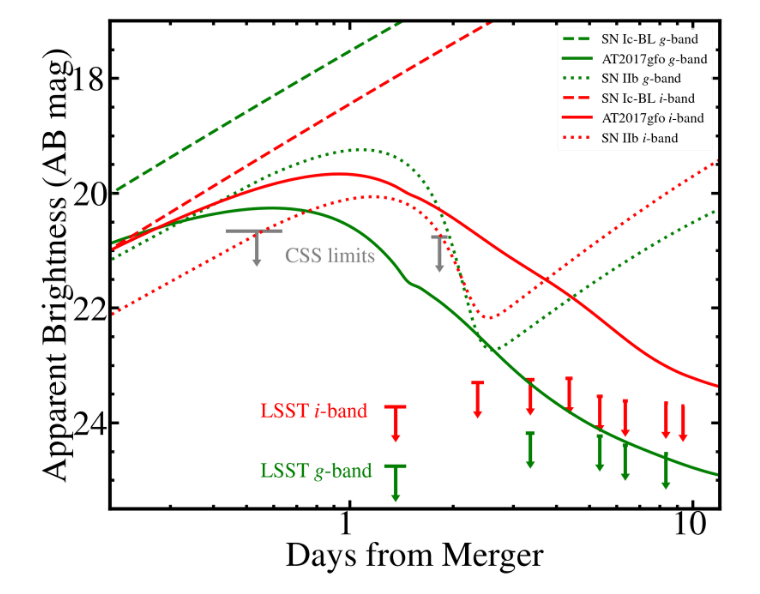
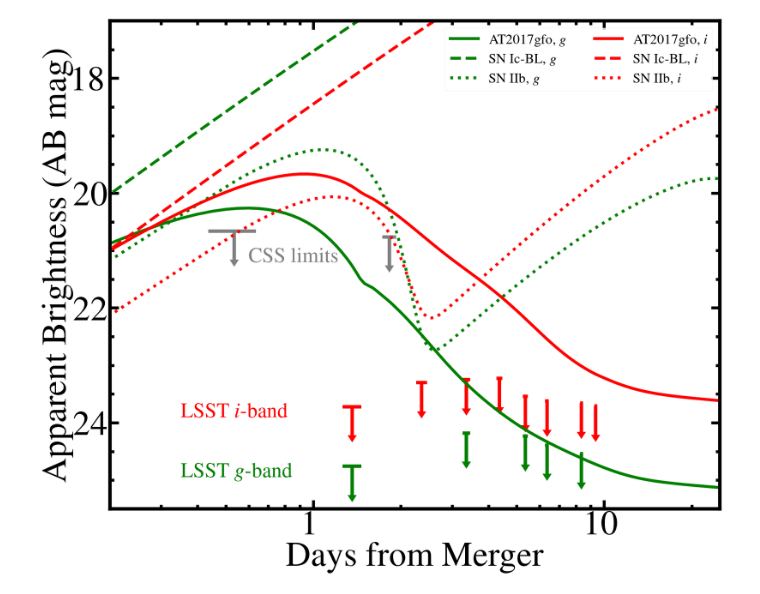
Before and after one commit to astro-trove/s251112cm_lightcurves, a Jupyter notebook: S251112cm_lightcurve.ipynb, the cells around one changed output. Saved outputs shown, nothing was run; the diff lists cells and outputs as text; code cells hidden in the pictures.

```diff
--- a/S251112cm_lightcurve.ipynb
+++ b/S251112cm_lightcurve.ipynb
@@ -0,0 +36,3 @@
+# %%
+EVENT_NAME = "S251112cm"
+MAX_TIME = 25.0
@@ -173,9 +178,7 @@ lalsimulation is not installed. Some EOS based models will not work. Please use
 # %%
-event_name='S251112cm'
-
-pointing_file=f'data/limits/{event_name}_pointings.txt'
-get_treasuremap_data(pointing_file, event_name)
-event_data = get_event_data(event_name)
+pointing_file=f'data/limits/{EVENT_NAME}_pointings.txt'
+get_treasuremap_data(pointing_file, EVENT_NAME)
+event_data = get_event_data(EVENT_NAME)
 # %%
 # Set up periodogram plot parameters
 rc('font',**{'family':'serif','serif':['Times'],'size':6.0*figsize})
@@ -184,18 +187,17 @@ fig, ax = setup_plot(size=[1.8, 1.5])
 
 # Reference time and distance modulus of event from Update avro packet
 ref_date = Time(event_data['event']['time'])
-ref_dist = get_event_distance(event_data)
+ref_dist, ref_dist_sigma = get_event_distance(event_data)
 ref_dm = 5*np.log10(ref_dist)+25.0
 
 setup_ticks(ax)
 setup_axis_titles(ax,'Days from Merger','Apparent Brightness (AB mag)')
 
-max_time = 12.0
 
 table = Table.read(pointing_file, format='ascii')
 
 ax.set_ylim([25.5, 17])
-ax.set_xlim([0.2, max_time])
+ax.set_xlim([0.2, MAX_TIME])
 ax.set_xscale('log')
 
 mask = table['col4']=='CSS'
@@ -203,7 +205,7 @@ table = table[mask]
 table['col1']=table['col1']-ref_date.mjd
 
 # Add in CSS limits
-for i in np.arange(int(max_time)):
+for i in np.arange(int(MAX_TIME)):
     mask = (table['col1']>i) & (table['col1']<i+1)
 
     time = np.mean(table['col1'][mask])
@@ -234,7 +236,7 @@ for row in table:
 
 
 # Add in models from redback
-time_array = np.linspace(0, 2*max_time, 1000)
+time_array = np.linspace(0, 2*MAX_TIME, 1000)
 dummy_redshift = 0.01
 from astropy.cosmology import Planck15 as cosmo
 dummy_distance = cosmo.luminosity_distance(dummy_redshift).to(u.Mpc).value
@@ -245,27 +247,6 @@ colors={'g':'green','i':'red'}
 # Generate models
 
 for filt in ['g','i']:
-    # See: https://iopscience.iop.org/article/10.3847/1538-4357/aafa13/pdf
-    model_params = {
-    'output_format': 'magnitude',
-    'redshift': dummy_redshift,
-    'f_nickel': np.float64(0.57),
-     'p0': np.float64(6.41),
-     'bp': np.float64(10**(0.22)),
-     'mass_ns': 1.82,
-     'theta_pb': 1.5357176532330916,
-     'mej': np.float64(10**(0.22)),
-     'vej': np.float64(12100),
-     'kappa': 0.17,
-     'kappa_gamma': np.float64(10**(-1.19)),
-     'temperature_floor': np.float64(4550)
-    }
-
-    mags = all_models_dict['magnetar_nickel'](time_array, **model_params, bands=['lsst'+filt])
-    mags = mags-dummy_dm
-
-    ax.plot(time_array, mags + ref_dm, color=colors[filt], linewidth=5, linestyle='dashed', label='SN Ic-BL '+rf'${filt}$-band')
-
     # See: https://iopscience.iop.org/article/10.3847/2041-8213/aa9c84/pdf
     model_params = {
     'output_format': 'magnitude',
@@ -287,41 +268,62 @@ for filt in ['g','i']:
     mags = all_models_dict['three_component_kilonova_model'](time_array, **model_params, bands=['lsst'+filt])
     mags = mags-dummy_dm
 
-    ax.plot(time_array, mags + ref_dm, color=colors[filt], linewidth=5, label='AT2017gfo '+rf'${filt}$-band')
+    ax.plot(time_array, mags + ref_dm, color=colors[filt], linewidth=5, label='AT2017gfo, '+rf'${filt}$')
+
+    # See: https://iopscience.iop.org/article/10.3847/1538-4357/aafa13/pdf
+    model_params = {
+    'output_format': 'magnitude',
+    'redshift': dummy_redshift,
+    'f_nickel': np.float64(0.57),
+     'p0': np.float64(6.41),
+     'bp': np.float64(10**(0.22)),
+     'mass_ns': 1.82,
+     'theta_pb': 1.5357176532330916,
+     'mej': np.float64(10**(0.22)),
+     'vej': np.float64(12100),
+     'kappa': 0.17,
+     'kappa_gamma': np.float64(10**(-1.19)),
+     'temperature_floor': np.float64(4550)
+    }
+
+    mags = all_models_dict['magnetar_nickel'](time_array, **model_params, bands=['lsst'+filt])
+    mags = mags-dummy_dm
+
+    ax.plot(time_array, mags + ref_dm, color=colors[filt], linewidth=5, linestyle='dashed', label='SN Ic-BL, '+rf'${filt}$')
 
     # See: https://arxiv.org/pdf/1611.06451
     model_params = {
         'output_format': 'magnitude',
         'redshift': 0.01,
         'log10_mass': np.log10(3.0e-2),
         'log10_radius': np.log10(3.0e12),
         'log10_energy': np.log10(1.0e51),
         'nn': 10.0,
         'delta': 1.0,
         'f_nickel': np.float64(0.1),
         'mej': np.float64(2.0),
         'vej': np.float64(8100),
         'kappa': 1.0,
         'kappa_gamma': np.float64(0.01),
         'temperature_floor': np.float64(3550)}
 
     mags = all_models_dict['shock_cooling_and_arnett'](time_array, **model_params, bands=['lsst'+filt])
     mags = mags-dummy_dm
 
-    ax.plot(time_array, mags + ref_dm, color=colors[filt], linewidth=5, linestyle='dotted', label='SN IIb '+rf'${filt}$-band')
+    ax.plot(time_array, mags + ref_dm, color=colors[filt], linewidth=5, linestyle='dotted', label='SN IIb, '+rf'${filt}$')
 
 
 
-ax.text(0.65, 21.2, 'CSS limits', color='gray', fontsize=36)
+ax.text(0.6, 21.2, 'CSS limits', color='gray', fontsize=36)
 
-ax.text(0.55, 23.9, 'LSST $i$-band', color='red', fontsize=36)
-ax.text(0.55, 24.95, 'LSST $g$-band', color='green', fontsize=36)
+ax.text(0.35, 23.9, 'LSST $i$-band', color='red', fontsize=36)
+ax.text(0.35, 24.95, 'LSST $g$-band', color='green', fontsize=36)
 
 ax.set_xticks([1,10])
 ax.set_xticklabels(['1','10'])
 
-plt.legend(fontsize=24)
+plt.legend(fontsize=24, loc="upper right", ncol=2)
 
 plt.tight_layout()
 # %% [output]
-[figure, old version]
+[figure, new version]
```
Also changed, not shown: parts of 5 cells of this notebook.
